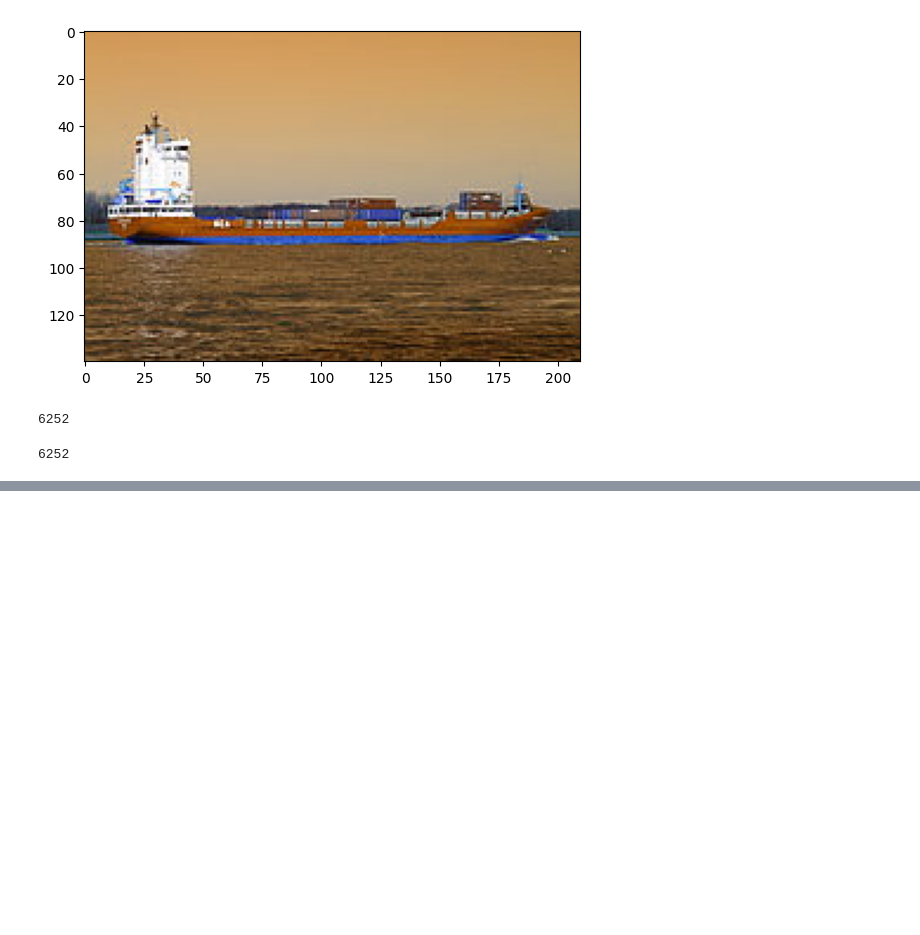
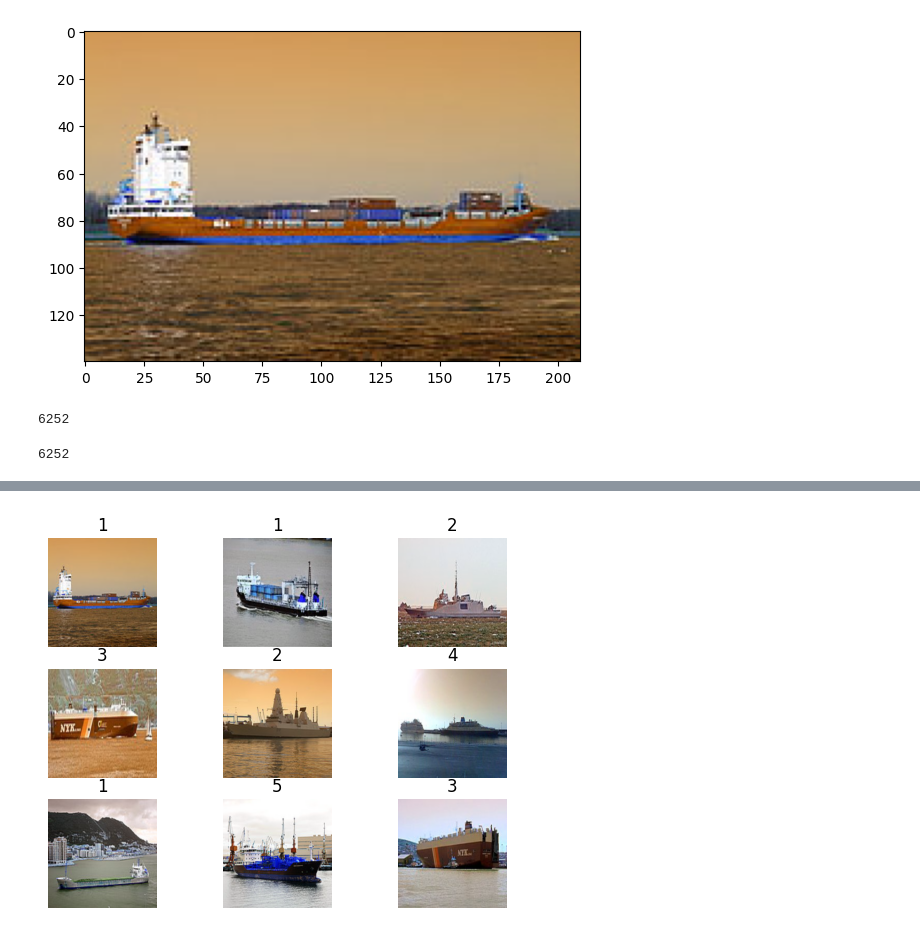
Before and after one commit to Venchislav/Neural-Networks, a Jupyter notebook: shipclassificationcv.ipynb, the cells around one changed output, grey strips where cells are left out. Drawn from its saved outputs; the diff is of its cells as text; code cells hidden in the pictures; blank space fills up the shorter version.

```diff
--- a/shipclassificationcv.ipynb
+++ b/shipclassificationcv.ipynb
@@ -45,0 +58,10 @@ len(X)
+# %%
+X = np.array(X)
+# %%
+for i in range(9):
+    plt.subplot(3, 3, i + 1)
+    plt.title(y[i])
+    plt.axis('off')
+    plt.imshow(X[i]);
+# %% [output]
+[figure, added]
```
Also changed, not shown: parts of 3 cells of this notebook.
